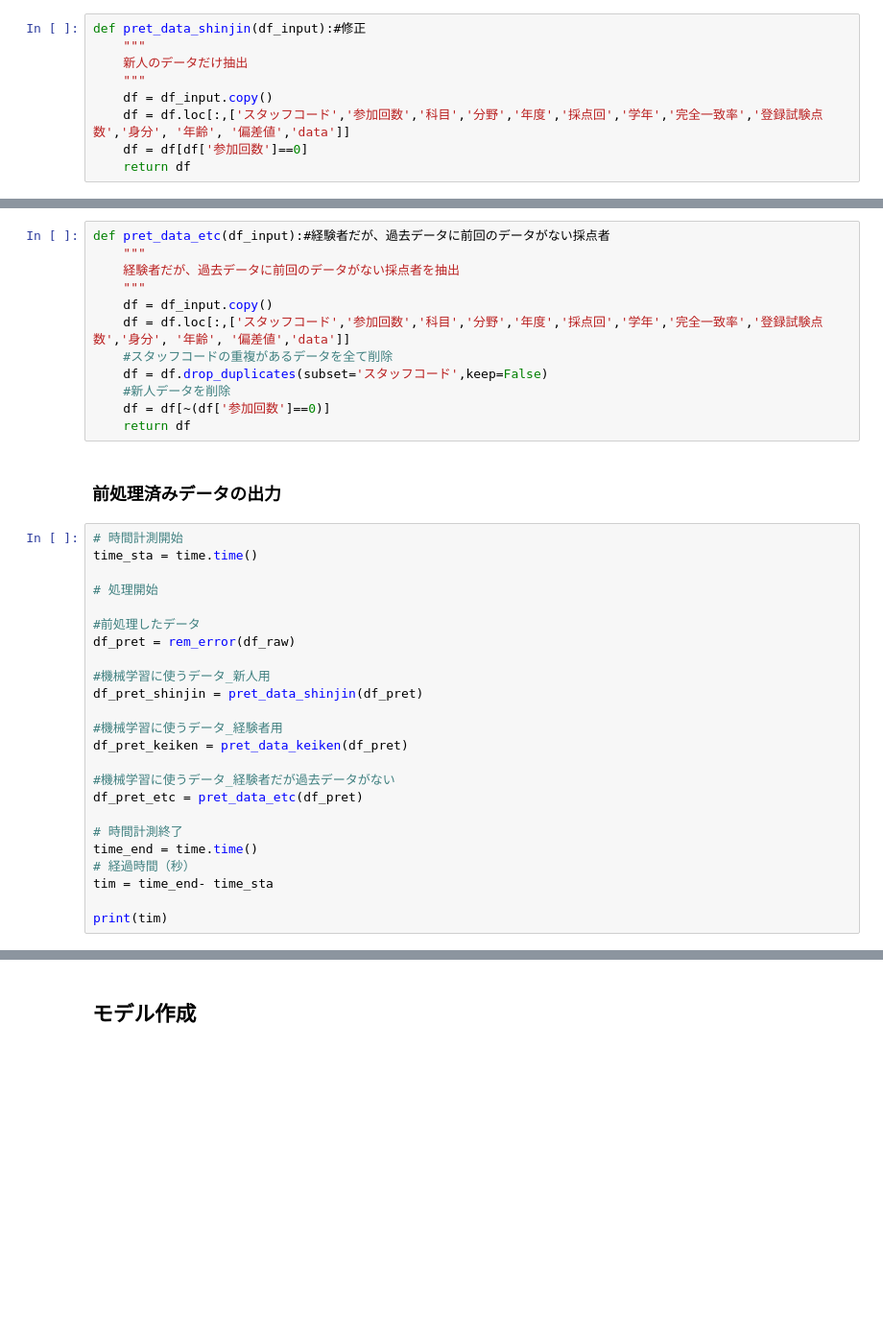
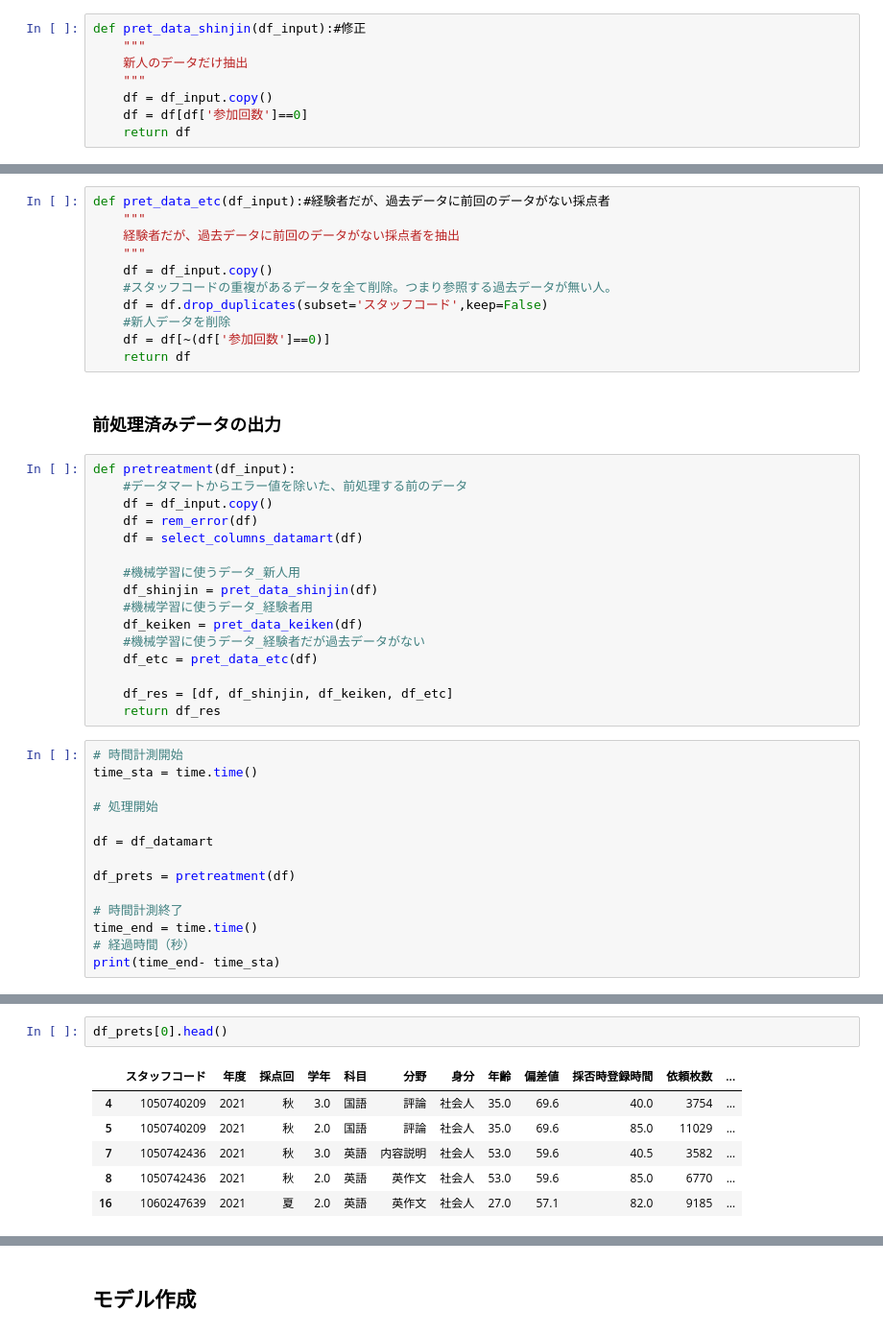
Before and after one commit to oguras1109/CRLEA, a Jupyter notebook: 枠更新率分類モデル.ipynb, the cells around one changed output, grey strips where cells are left out. Shown at 96% size. Cells and saved outputs as stored; diff of their text form; blank space fills up the shorter version.

```diff
--- a/枠更新率分類モデル.ipynb
+++ b/枠更新率分類モデル.ipynb
@@ -770,6 +703,5 @@ def pret_data_shinjin(df_input):#修正
     新人のデータだけ抽出
     """
     df = df_input.copy()
-    df = df.loc[:,['スタッフコード','参加回数','科目','分野','年度','採点回','学年','完全一致率','登録試験点数','身分', '年齢', '偏差値','data']]
     df = df[df['参加回数']==0]
     return df
@@ -779,36 +761,41 @@ def pret_data_etc(df_input):#経験者だが、過去データに前回のデー
     経験者だが、過去データに前回のデータがない採点者を抽出
     """
     df = df_input.copy()
-    df = df.loc[:,['スタッフコード','参加回数','科目','分野','年度','採点回','学年','完全一致率','登録試験点数','身分', '年齢', '偏差値','data']]
-    #スタッフコードの重複があるデータを全て削除
+    #スタッフコードの重複があるデータを全て削除。つまり参照する過去データが無い人。
     df = df.drop_duplicates(subset='スタッフコード',keep=False)
     #新人データを削除
     df = df[~(df['参加回数']==0)]
     return df
 # %% [markdown]
 ### 前処理済みデータの出力
+# %%
+def pretreatment(df_input):
+    #データマートからエラー値を除いた、前処理する前のデータ
+    df = df_input.copy()
+    df = rem_error(df)
+    df = select_columns_datamart(df)
+
+    #機械学習に使うデータ_新人用
+    df_shinjin = pret_data_shinjin(df)
+    #機械学習に使うデータ_経験者用
+    df_keiken = pret_data_keiken(df)
+    #機械学習に使うデータ_経験者だが過去データがない
+    df_etc = pret_data_etc(df)
+
+    df_res = [df, df_shinjin, df_keiken, df_etc]
+    return df_res
 # %%
 # 時間計測開始
 time_sta = time.time()
 
 # 処理開始
 
-#前処理したデータ
-df_pret = rem_error(df_raw)
+df = df_datamart
 
-#機械学習に使うデータ_新人用
-df_pret_shinjin = pret_data_shinjin(df_pret)
-
-#機械学習に使うデータ_経験者用
-df_pret_keiken = pret_data_keiken(df_pret)
-
-#機械学習に使うデータ_経験者だが過去データがない
-df_pret_etc = pret_data_etc(df_pret)
+df_prets = pretreatment(df)
 
 # 時間計測終了
 time_end = time.time()
 # 経過時間（秒）
-tim = time_end- time_sta
-
-print(tim)
+print(time_end- time_sta)
 # %% [output]
@@ -817,0 +819,9 @@ print(tim)
+# %%
+df_prets[0].head()
+# %% [output]
+|  | スタッフコード | 年度 | 採点回 | 学年 | 科目 | 分野 | 身分 | 年齢 | 偏差値 | 採否時登録時間 | 依頼枚数 | ... |
+| 4 | 1050740209 | 2021 | 秋 | 3.0 | 国語 | 評論 | 社会人 | 35.0 | 69.6 | 40.0 | 3754 | ... |
+| 5 | 1050740209 | 2021 | 秋 | 2.0 | 国語 | 評論 | 社会人 | 35.0 | 69.6 | 85.0 | 11029 | ... |
+| 7 | 1050742436 | 2021 | 秋 | 3.0 | 英語 | 内容説明 | 社会人 | 53.0 | 59.6 | 40.5 | 3582 | ... |
+| 8 | 1050742436 | 2021 | 秋 | 2.0 | 英語 | 英作文 | 社会人 | 53.0 | 59.6 | 85.0 | 6770 | ... |
+| 16 | 1060247639 | 2021 | 夏 | 2.0 | 英語 | 英作文 | 社会人 | 27.0 | 57.1 | 82.0 | 9185 | ... |
```
Also changed, not shown: parts of 69 cells of this notebook.
